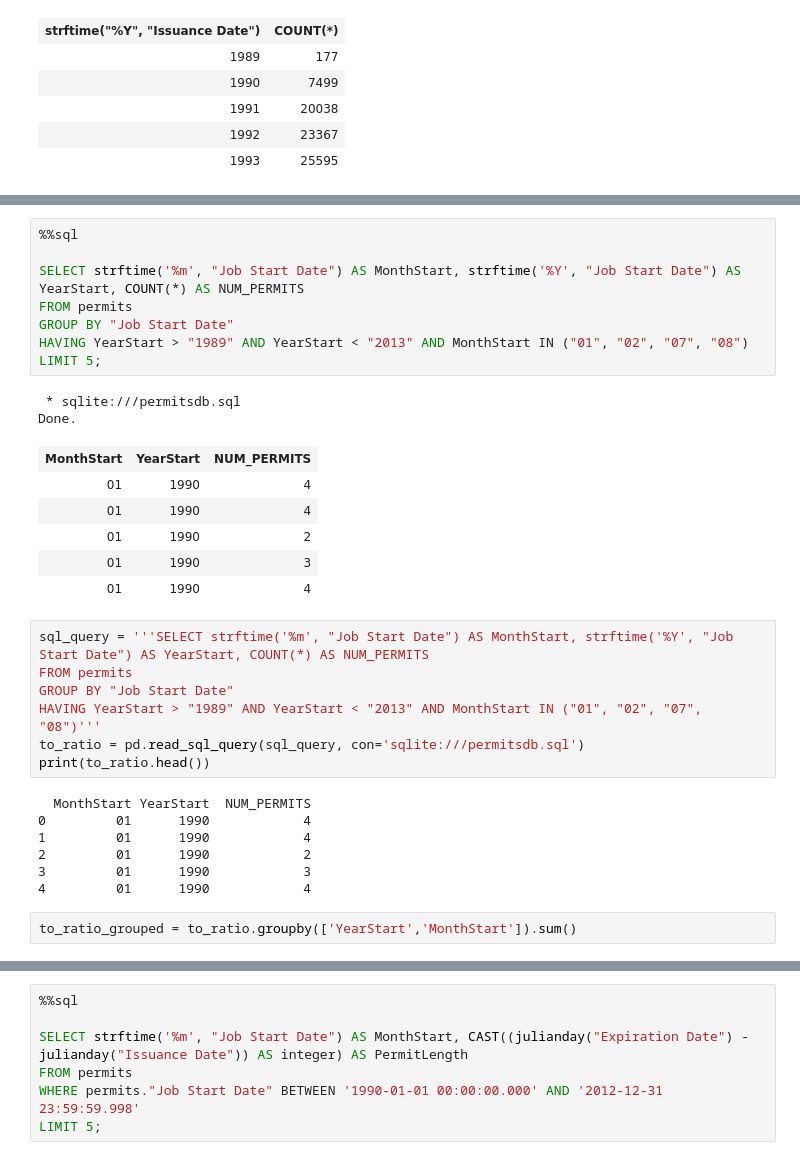
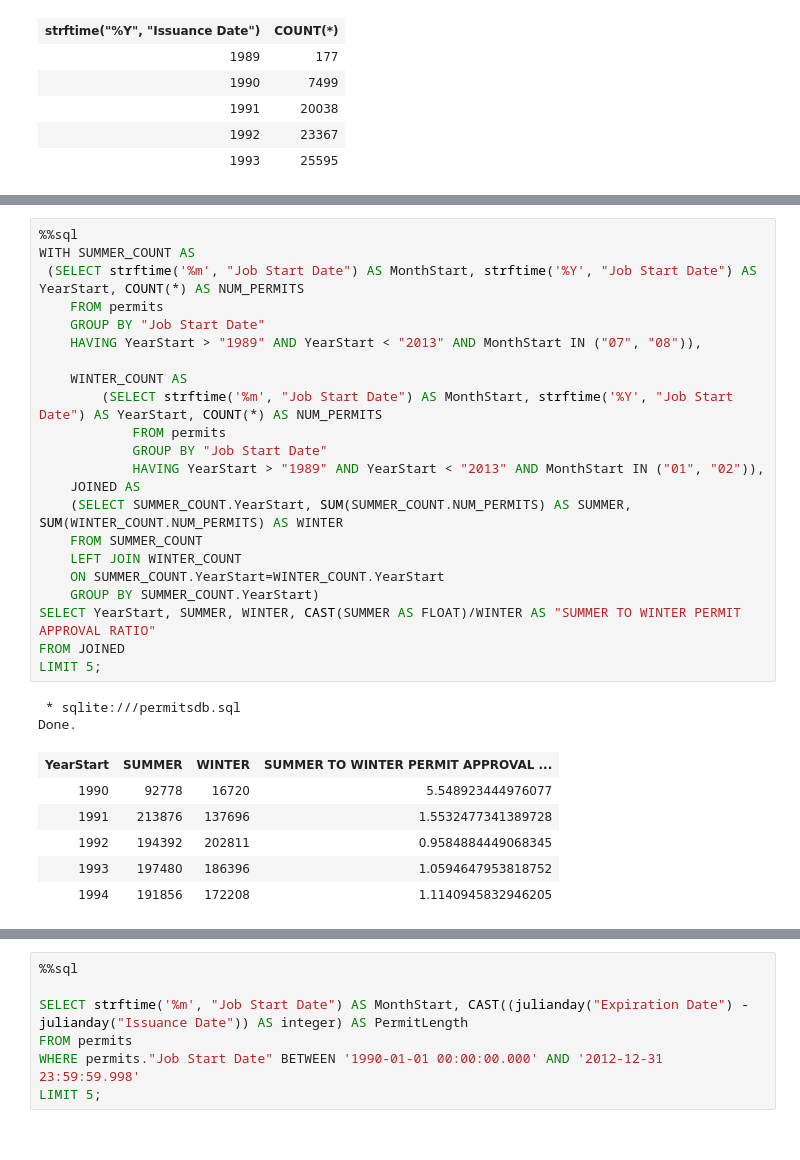
Before and after one commit to dray89/SQL, a Jupyter notebook: Proj_DataAnalysis_In_SQLlite.ipynb, the cells around one changed output, grey strips where cells are left out. Saved outputs shown, nothing was run; the diff lists cells and outputs as text.

```diff
--- a/Proj_DataAnalysis_In_SQLlite.ipynb
+++ b/Proj_DataAnalysis_In_SQLlite.ipynb
@@ -266,33 +279,31 @@ Done.
 # %%
 %%sql
+WITH SUMMER_COUNT AS
+ (SELECT strftime('%m', "Job Start Date") AS MonthStart, strftime('%Y', "Job Start Date") AS YearStart, COUNT(*) AS NUM_PERMITS
+    FROM permits
+    GROUP BY "Job Start Date"
+    HAVING YearStart > "1989" AND YearStart < "2013" AND MonthStart IN ("07", "08")),
 
-SELECT strftime('%m', "Job Start Date") AS MonthStart, strftime('%Y', "Job Start Date") AS YearStart, COUNT(*) AS NUM_PERMITS
-FROM permits
-GROUP BY "Job Start Date"
-HAVING YearStart > "1989" AND YearStart < "2013" AND MonthStart IN ("01", "02", "07", "08")
+    WINTER_COUNT AS
+        (SELECT strftime('%m', "Job Start Date") AS MonthStart, strftime('%Y', "Job Start Date") AS YearStart, COUNT(*) AS NUM_PERMITS
+            FROM permits
+            GROUP BY "Job Start Date"
+            HAVING YearStart > "1989" AND YearStart < "2013" AND MonthStart IN ("01", "02")),
+    JOINED AS
+    (SELECT SUMMER_COUNT.YearStart, SUM(SUMMER_COUNT.NUM_PERMITS) AS SUMMER, SUM(WINTER_COUNT.NUM_PERMITS) AS WINTER
+    FROM SUMMER_COUNT
+    LEFT JOIN WINTER_COUNT
+    ON SUMMER_COUNT.YearStart=WINTER_COUNT.YearStart
+    GROUP BY SUMMER_COUNT.YearStart)
+SELECT YearStart, SUMMER, WINTER, CAST(SUMMER AS FLOAT)/WINTER AS "SUMMER TO WINTER PERMIT APPROVAL RATIO"
+FROM JOINED
 LIMIT 5;
 # %% [output]
  * sqlite:///permitsdb.sql
 Done.
-| MonthStart | YearStart | NUM_PERMITS |
-| 01 | 1990 | 4 |
-| 01 | 1990 | 4 |
-| 01 | 1990 | 2 |
-| 01 | 1990 | 3 |
-| 01 | 1990 | 4 |
+| YearStart | SUMMER | WINTER | SUMMER TO WINTER PERMIT APPROVAL ... |
+| 1990 | 92778 | 16720 | 5.548923444976077 |
+| 1991 | 213876 | 137696 | 1.5532477341389728 |
+| 1992 | 194392 | 202811 | 0.9584884449068345 |
+| 1993 | 197480 | 186396 | 1.0594647953818752 |
+| 1994 | 191856 | 172208 | 1.1140945832946205 |
-# %%
-sql_query = '''SELECT strftime('%m', "Job Start Date") AS MonthStart, strftime('%Y', "Job Start Date") AS YearStart, COUNT(*) AS NUM_PERMITS
-FROM permits
-GROUP BY "Job Start Date"
-HAVING YearStart > "1989" AND YearStart < "2013" AND MonthStart IN ("01", "02", "07", "08")'''
-to_ratio = pd.read_sql_query(sql_query, con='sqlite:///permitsdb.sql')
-print(to_ratio.head())
-# %% [output]
-  MonthStart YearStart  NUM_PERMITS
-0         01      1990            4
-1         01      1990            4
-2         01      1990            2
-3         01      1990            3
-4         01      1990            4
-# %%
-to_ratio_grouped = to_ratio.groupby(['YearStart','MonthStart']).sum()
```
Also changed, not shown: parts of 13 cells of this notebook.
